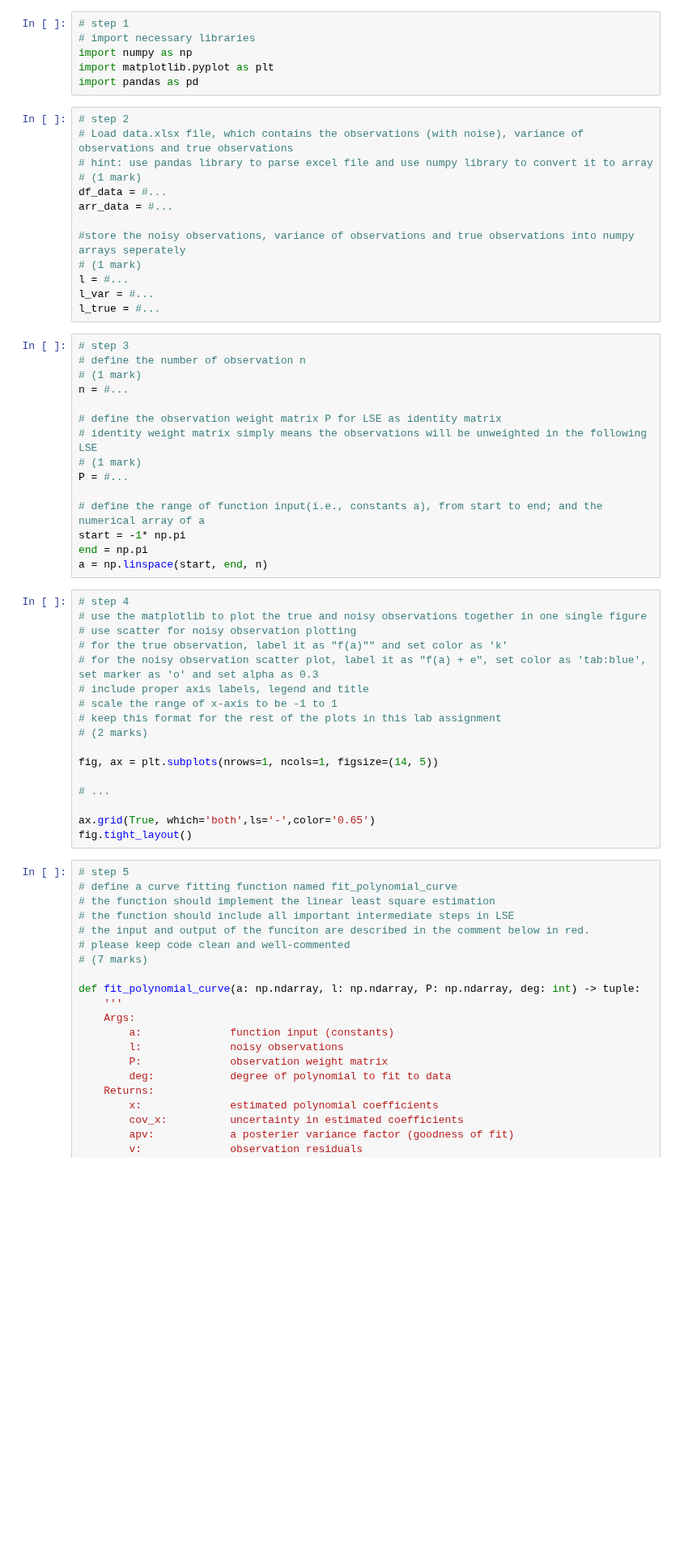
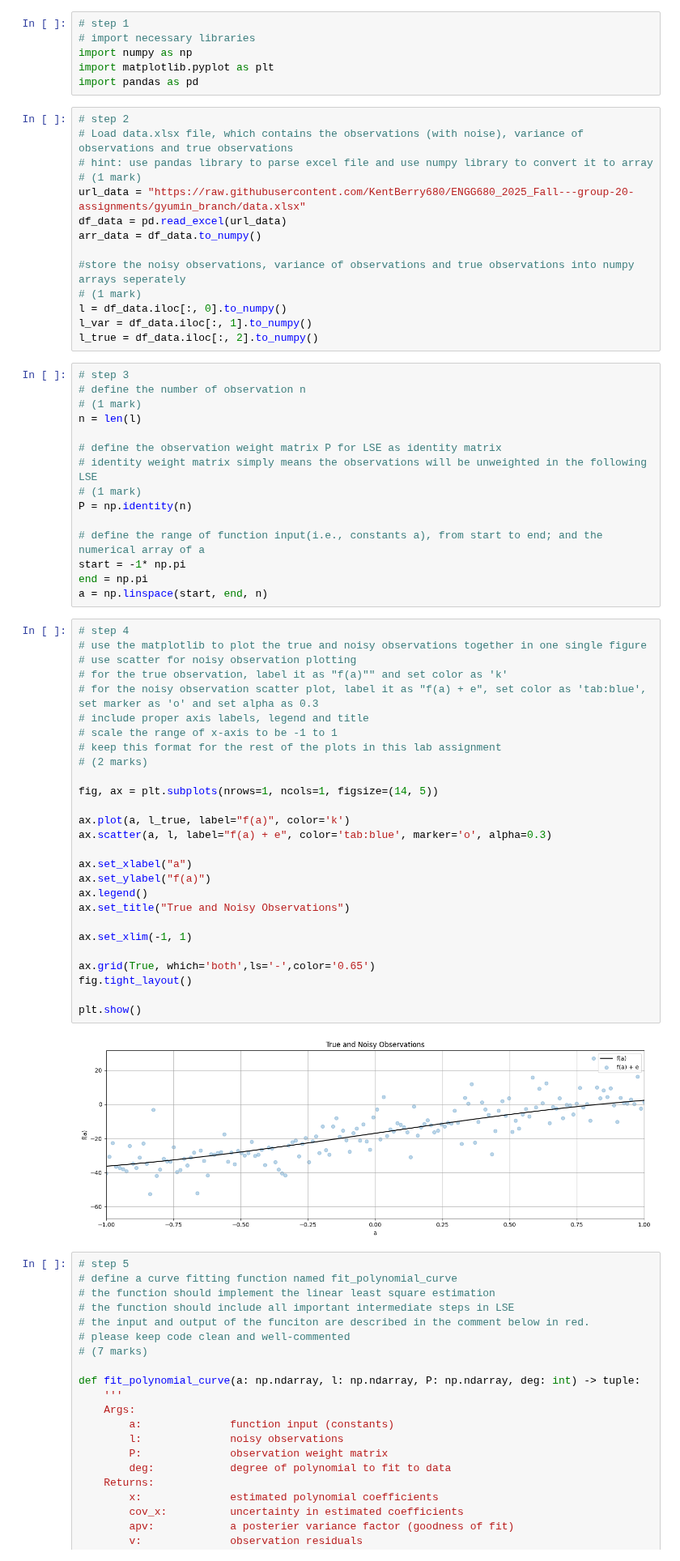
Before and after one commit to KentBerry680/ENGG680_2025_Fall---group-20-assignments, a Jupyter notebook: Assignment1.ipynb, the cells around one changed output. Shown at 81% size. Cells and saved outputs as stored; diff of their text form; blank space fills up the shorter version.

```diff
--- a/Assignment1.ipynb
+++ b/Assignment1.ipynb
@@ -690,24 +536,25 @@ import pandas as pd
 # Load data.xlsx file, which contains the observations (with noise), variance of observations and true observations
 # hint: use pandas library to parse excel file and use numpy library to convert it to array
 # (1 mark)
-df_data = #...
-arr_data = #...
+url_data = "https://raw.githubusercontent.com/KentBerry680/ENGG680_2025_Fall---group-20-assignments/gyumin_branch/data.xlsx"
+df_data = pd.read_excel(url_data)
+arr_data = df_data.to_numpy()
 
 #store the noisy observations, variance of observations and true observations into numpy arrays seperately
 # (1 mark)
-l = #...
-l_var = #...
-l_true = #...
+l = df_data.iloc[:, 0].to_numpy()
+l_var = df_data.iloc[:, 1].to_numpy()
+l_true = df_data.iloc[:, 2].to_numpy()
 # %%
 # step 3
 # define the number of observation n
 # (1 mark)
-n = #...
+n = len(l)
 
 # define the observation weight matrix P for LSE as identity matrix
 # identity weight matrix simply means the observations will be unweighted in the following LSE
 # (1 mark)
-P = #...
+P = np.identity(n)
 
 # define the range of function input(i.e., constants a), from start to end; and the numerical array of a
 start = -1* np.pi
@@ -716,20 +563,32 @@ a = np.linspace(start, end, n)
 # %%
 # step 4
 # use the matplotlib to plot the true and noisy observations together in one single figure
 # use scatter for noisy observation plotting
 # for the true observation, label it as "f(a)"" and set color as 'k'
 # for the noisy observation scatter plot, label it as "f(a) + e", set color as 'tab:blue', set marker as 'o' and set alpha as 0.3
 # include proper axis labels, legend and title
 # scale the range of x-axis to be -1 to 1
 # keep this format for the rest of the plots in this lab assignment
 # (2 marks)
 
 fig, ax = plt.subplots(nrows=1, ncols=1, figsize=(14, 5))
 
-# ...
+ax.plot(a, l_true, label="f(a)", color='k')
+ax.scatter(a, l, label="f(a) + e", color='tab:blue', marker='o', alpha=0.3)
+
+ax.set_xlabel("a")
+ax.set_ylabel("f(a)")
+ax.legend()
+ax.set_title("True and Noisy Observations")
+
+ax.set_xlim(-1, 1)
 
 ax.grid(True, which='both',ls='-',color='0.65')
 fig.tight_layout()
+
+plt.show()
+# %% [output]
+[figure, added]
 # %%
 # step 5
 # define a curve fitting function named fit_polynomial_curve
```
Also changed, not shown: parts of 30 cells of this notebook.
